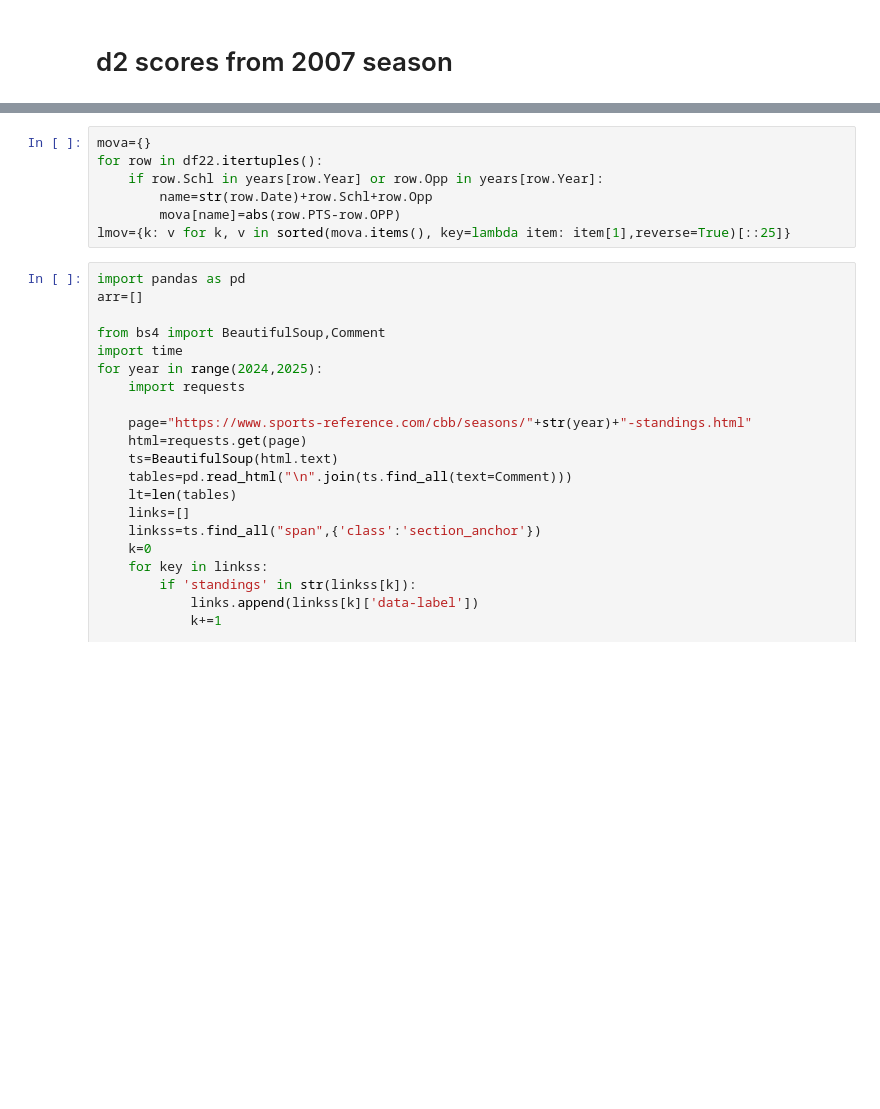
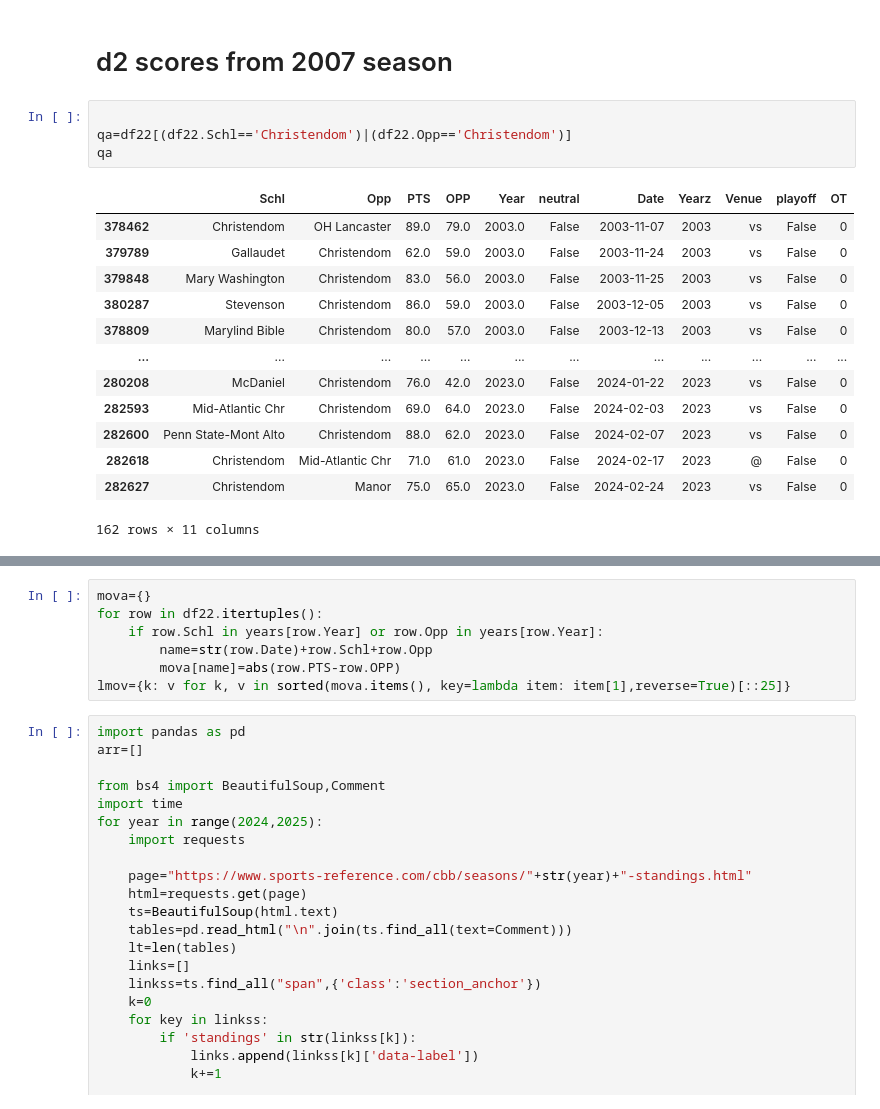
Before and after one commit to easella/ncaabelos, a Jupyter notebook: ncaab-for-free.ipynb, the cells around one changed output, grey strips where cells are left out. Cells and saved outputs as stored; diff of their text form; blank space fills up the shorter version.

```diff
--- a/ncaab-for-free.ipynb
+++ b/ncaab-for-free.ipynb
@@ -1996,5 +1969,23 @@ for key in set(df22.Schl.tolist()+df22.Opp.tolist()):
 # %% [markdown]
 # d2 scores from 2007 season
+# %%
+
+qa=df22[(df22.Schl=='Christendom')|(df22.Opp=='Christendom')]
+qa
+# %% [output]
+|  | Schl | Opp | PTS | OPP | Year | neutral | Date | Yearz | Venue | playoff | OT |
+| 378462 | Christendom | OH Lancaster | 89.0 | 79.0 | 2003.0 | False | 2003-11-07 | 2003 | vs | False | 0 |
+| 379789 | Gallaudet | Christendom | 62.0 | 59.0 | 2003.0 | False | 2003-11-24 | 2003 | vs | False | 0 |
+| 379848 | Mary Washington | Christendom | 83.0 | 56.0 | 2003.0 | False | 2003-11-25 | 2003 | vs | False | 0 |
+| 380287 | Stevenson | Christendom | 86.0 | 59.0 | 2003.0 | False | 2003-12-05 | 2003 | vs | False | 0 |
+| 378809 | Marylind Bible | Christendom | 80.0 | 57.0 | 2003.0 | False | 2003-12-13 | 2003 | vs | False | 0 |
+| ... | ... | ... | ... | ... | ... | ... | ... | ... | ... | ... | ... |
+| 280208 | McDaniel | Christendom | 76.0 | 42.0 | 2023.0 | False | 2024-01-22 | 2023 | vs | False | 0 |
+| 282593 | Mid-Atlantic Chr | Christendom | 69.0 | 64.0 | 2023.0 | False | 2024-02-03 | 2023 | vs | False | 0 |
+| 282600 | Penn State-Mont Alto | Christendom | 88.0 | 62.0 | 2023.0 | False | 2024-02-07 | 2023 | vs | False | 0 |
+| 282618 | Christendom | Mid-Atlantic Chr | 71.0 | 61.0 | 2023.0 | False | 2024-02-17 | 2023 | @ | False | 0 |
+| 282627 | Christendom | Manor | 75.0 | 65.0 | 2023.0 | False | 2024-02-24 | 2023 | vs | False | 0 |
+162 rows × 11 columns
 # %%
 t1=input("home team")
 t2=input("away team")
```
Also changed, not shown: parts of 10 cells of this notebook.
